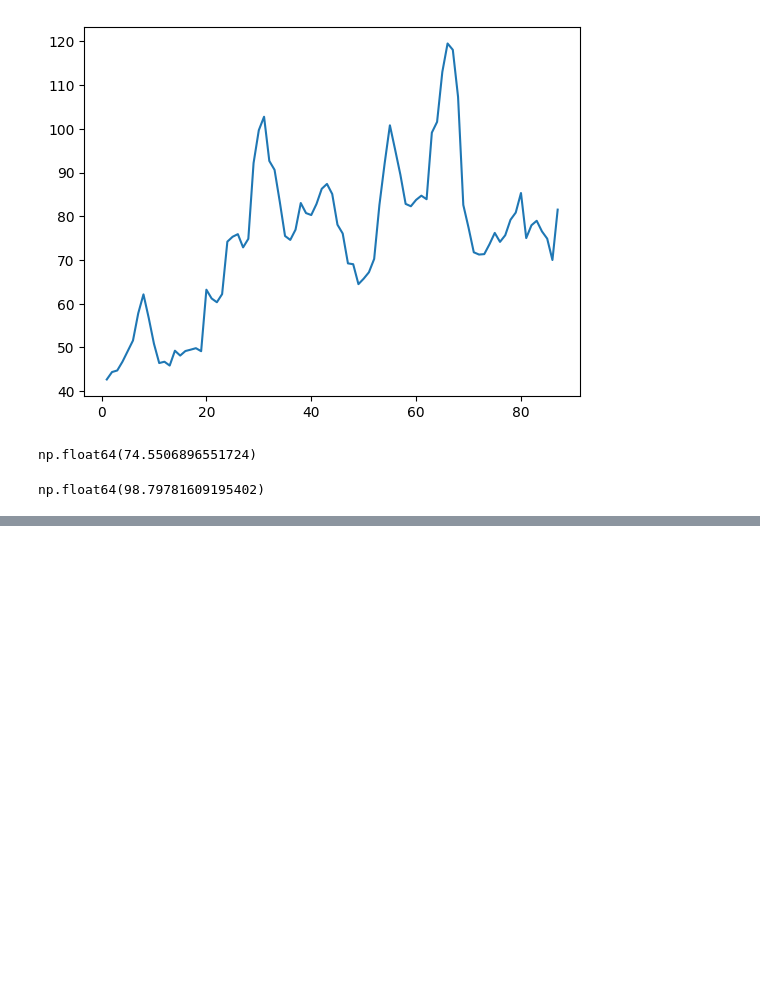
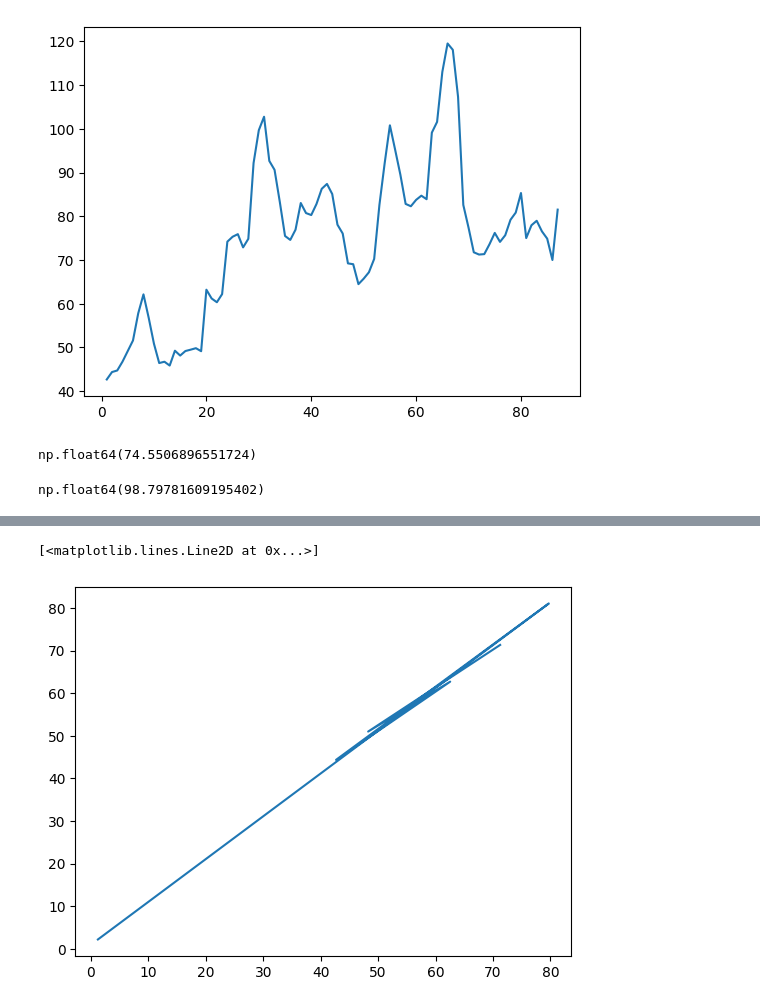
Before and after one commit to xavierbruno/colab-data-science, a Jupyter notebook: numpy.ipynb, the cells around one changed output, grey strips where cells are left out. Saved outputs shown, nothing was run; the diff lists cells and outputs as text; code cells hidden in the pictures; blank space fills up the shorter version.

```diff
--- a/numpy.ipynb
+++ b/numpy.ipynb
@@ -236,0 +272,11 @@ np.float64(98.79781609195402)
+# %%
+diametro_laranja = dado[:5000,0]
+diametro_toranja = dado[5000:,0]
+peso_laranja = dado[:5000,1]
+peso_toranja = dado[5000:,1]
+
+plt.plot(diametro_laranja, peso_laranja)
+plt.plot(diametro_toranja, peso_toranja)
+# %% [output]
+[<matplotlib.lines.Line2D at 0x...>]
+[figure, added]
```
Also changed, not shown: parts of 5 cells of this notebook.
